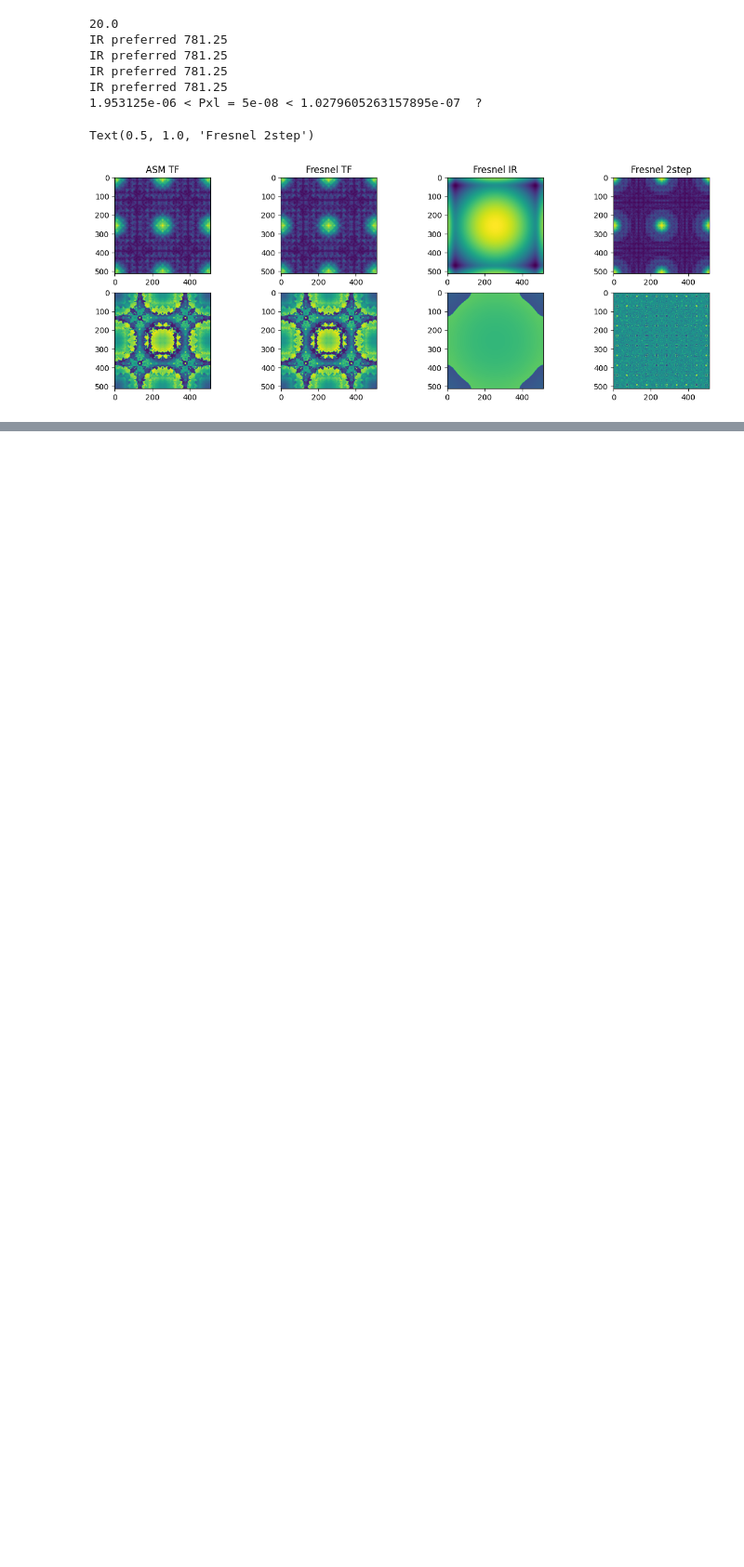
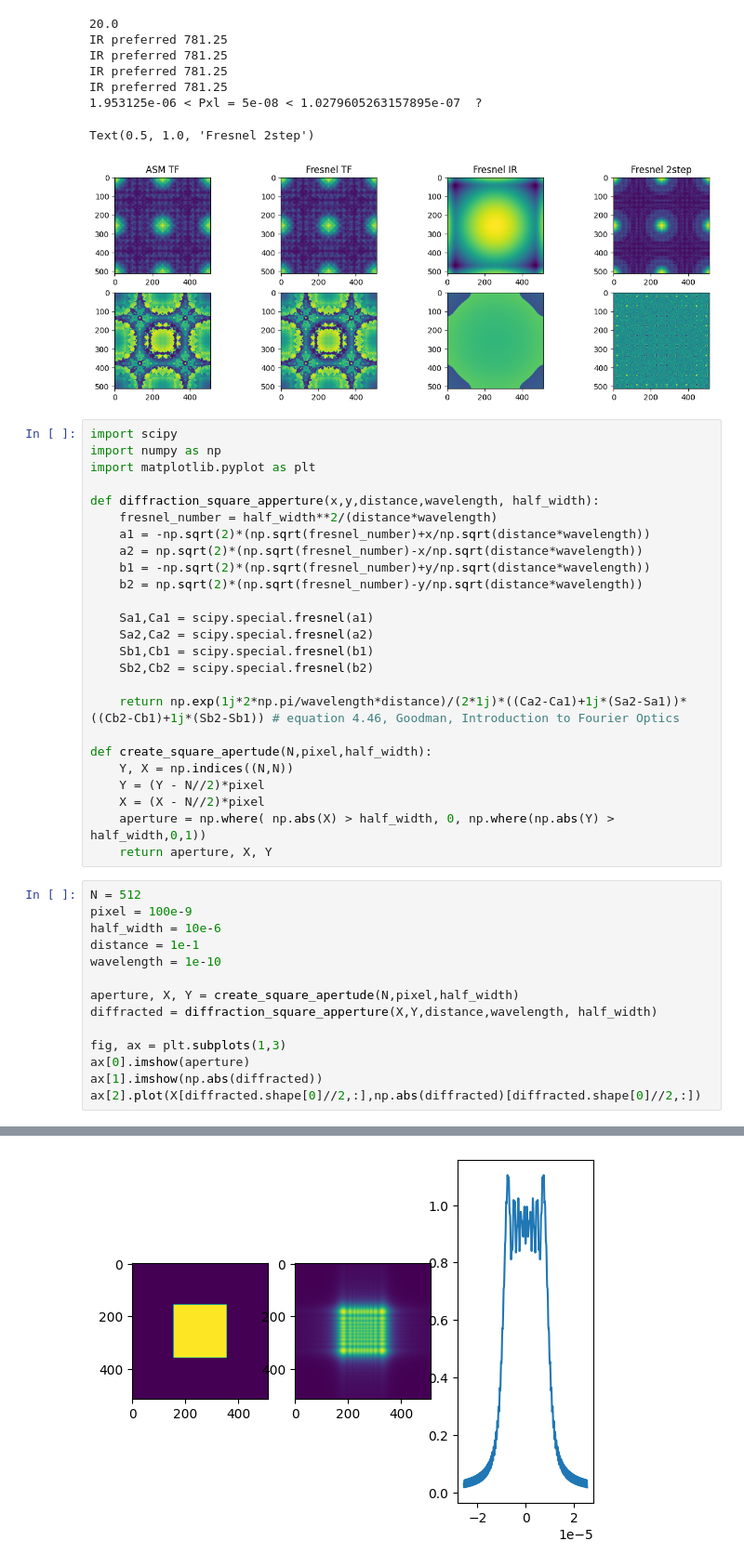
Before and after one commit to yurirtonin/inscope, a Jupyter notebook: python/test_propagators.ipynb, the cells around one changed output, grey strips where cells are left out. Shown: that part at 93% size. Saved outputs shown, nothing was run; the diff lists cells and outputs as text; blank space fills up the shorter version.

Commit message:
added analytic square apertude diffraction

```diff
--- a/python/test_propagators.ipynb
+++ b/python/test_propagators.ipynb
@@ -49,3 +49,43 @@ IR preferred 781.25
 1.953125e-06 < Pxl = 5e-08 < 1.0279605263157895e-07  ?
 Text(0.5, 1.0, 'Fresnel 2step')
 [figure]
+# %%
+import scipy
+import numpy as np
+import matplotlib.pyplot as plt
+
+def diffraction_square_apperture(x,y,distance,wavelength, half_width):
+    fresnel_number = half_width**2/(distance*wavelength)
+    a1 = -np.sqrt(2)*(np.sqrt(fresnel_number)+x/np.sqrt(distance*wavelength))
+    a2 = np.sqrt(2)*(np.sqrt(fresnel_number)-x/np.sqrt(distance*wavelength))
+    b1 = -np.sqrt(2)*(np.sqrt(fresnel_number)+y/np.sqrt(distance*wavelength))
+    b2 = np.sqrt(2)*(np.sqrt(fresnel_number)-y/np.sqrt(distance*wavelength))
+
+    Sa1,Ca1 = scipy.special.fresnel(a1)
+    Sa2,Ca2 = scipy.special.fresnel(a2)
+    Sb1,Cb1 = scipy.special.fresnel(b1)
+    Sb2,Cb2 = scipy.special.fresnel(b2)
+
+    return np.exp(1j*2*np.pi/wavelength*distance)/(2*1j)*((Ca2-Ca1)+1j*(Sa2-Sa1))*((Cb2-Cb1)+1j*(Sb2-Sb1)) # equation 4.46, Goodman, Introduction to Fourier Optics
+
+def create_square_apertude(N,pixel,half_width):
+    Y, X = np.indices((N,N))
+    Y = (Y - N//2)*pixel
+    X = (X - N//2)*pixel
+    aperture = np.where( np.abs(X) > half_width, 0, np.where(np.abs(Y) > half_width,0,1))
+    return aperture, X, Y
+# %%
+N = 512
+pixel = 100e-9
+half_width = 10e-6
+distance = 1e-1
+wavelength = 1e-10
+
+aperture, X, Y = create_square_apertude(N,pixel,half_width)
+diffracted = diffraction_square_apperture(X,Y,distance,wavelength, half_width)
+
+fig, ax = plt.subplots(1,3)
+ax[0].imshow(aperture)
+ax[1].imshow(np.abs(diffracted))
+ax[2].plot(X[diffracted.shape[0]//2,:],np.abs(diffracted)[diffracted.shape[0]//2,:])
+# %% [output]
@@ -51,0 +93 @@ Text(0.5, 1.0, 'Fresnel 2step')
+[figure, added]
```
Also changed, not shown: parts of 1 cell of this notebook.
